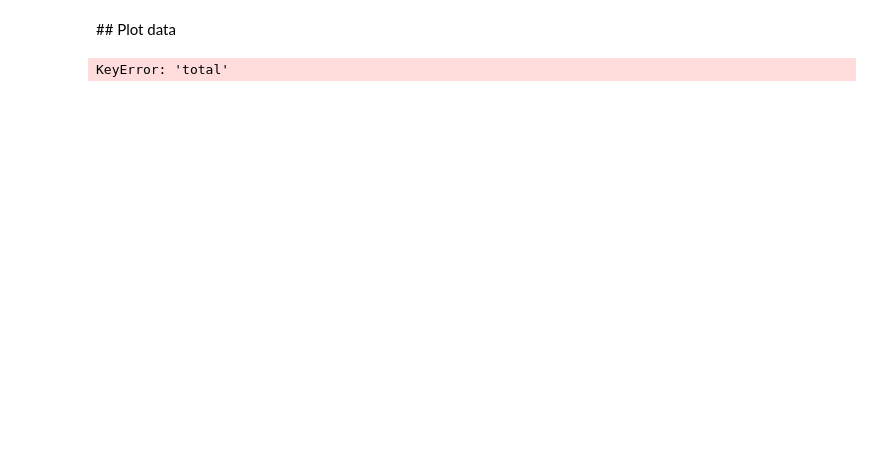
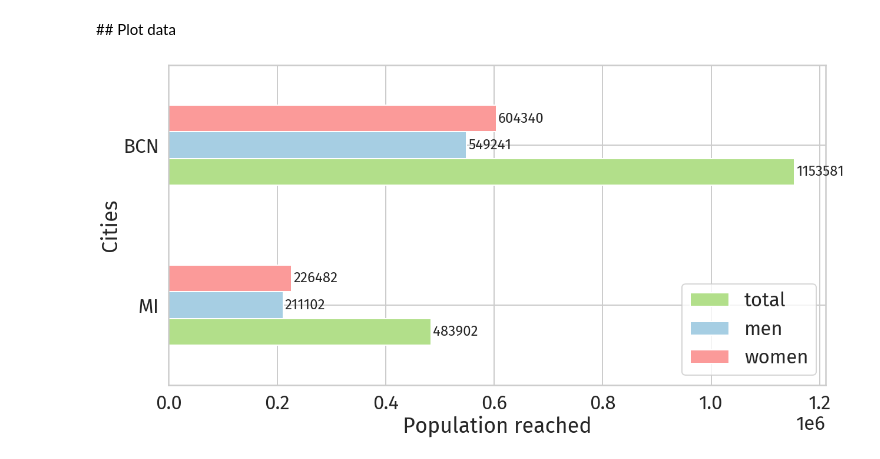
Before and after one commit to openp2pdesign/labs_access_analysis, a Jupyter notebook: 06_Population_facebook_data_no_overlaps.ipynb, the cells around one changed output. Cells and saved outputs as stored; diff of their text form; code cells hidden in the pictures; blank space fills up the shorter version.

```diff
--- a/06_Population_facebook_data_no_overlaps.ipynb
+++ b/06_Population_facebook_data_no_overlaps.ipynb
@@ -335,0 +289,2 @@ area_total_esp.explore()
+# %%
+area_total_both = pd.concat([area_total_ita, area_total_esp])
@@ -338,13 +300,13 @@ area_total_esp.explore()
 # %%
 # Plot the data
 colors = [sns.color_palette("Paired")[2],sns.color_palette("Paired")[0],sns.color_palette("Paired")[4]]
-ax = labs_esp.set_index("name").sort_values(by=["total"])[["total", "men", "women"]].plot(kind="barh", color=colors, figsize=(20,50))
-ax.bar_label(ax.containers[0], fmt="%d", size=20, padding=3)
-ax.bar_label(ax.containers[1], fmt="%d", size=20, padding=3)
-ax.bar_label(ax.containers[2], fmt="%d", size=20, padding=3)
+ax = area_total_both[["total", "men", "women"]].plot(kind="barh", color=colors, figsize=(20,10))
+ax.bar_label(ax.containers[0], fmt="%d", size=24, padding=3)
+ax.bar_label(ax.containers[1], fmt="%d", size=24, padding=3)
+ax.bar_label(ax.containers[2], fmt="%d", size=24, padding=3)
 plt.xlabel('Population reached')
-plt.ylabel('Labs')
-plt.savefig("svg/labs_esp_fbpop_tot.svg", bbox_inches="tight")
-plt.savefig("png/labs_esp_fbpop_tot.png", dpi=300, bbox_inches="tight")
+plt.ylabel('Cities')
+plt.savefig("svg/labs_esp_ita_fbpop_tot.svg", bbox_inches="tight")
+plt.savefig("png/labs_esp_ita_fbpop_tot.png", dpi=300, bbox_inches="tight")
 # %% [output]
-KeyError: 'total'
+[figure, added]
```
Also changed, not shown: parts of 33 cells of this notebook, 2 other files.
